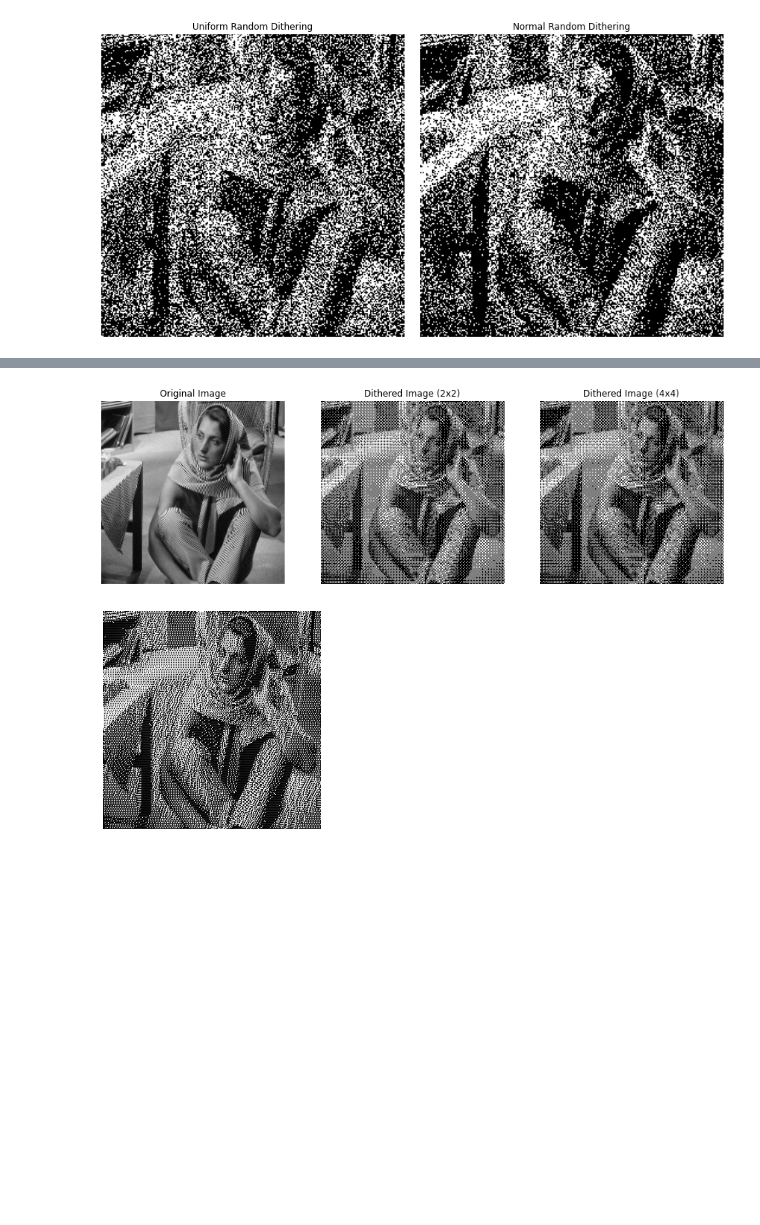
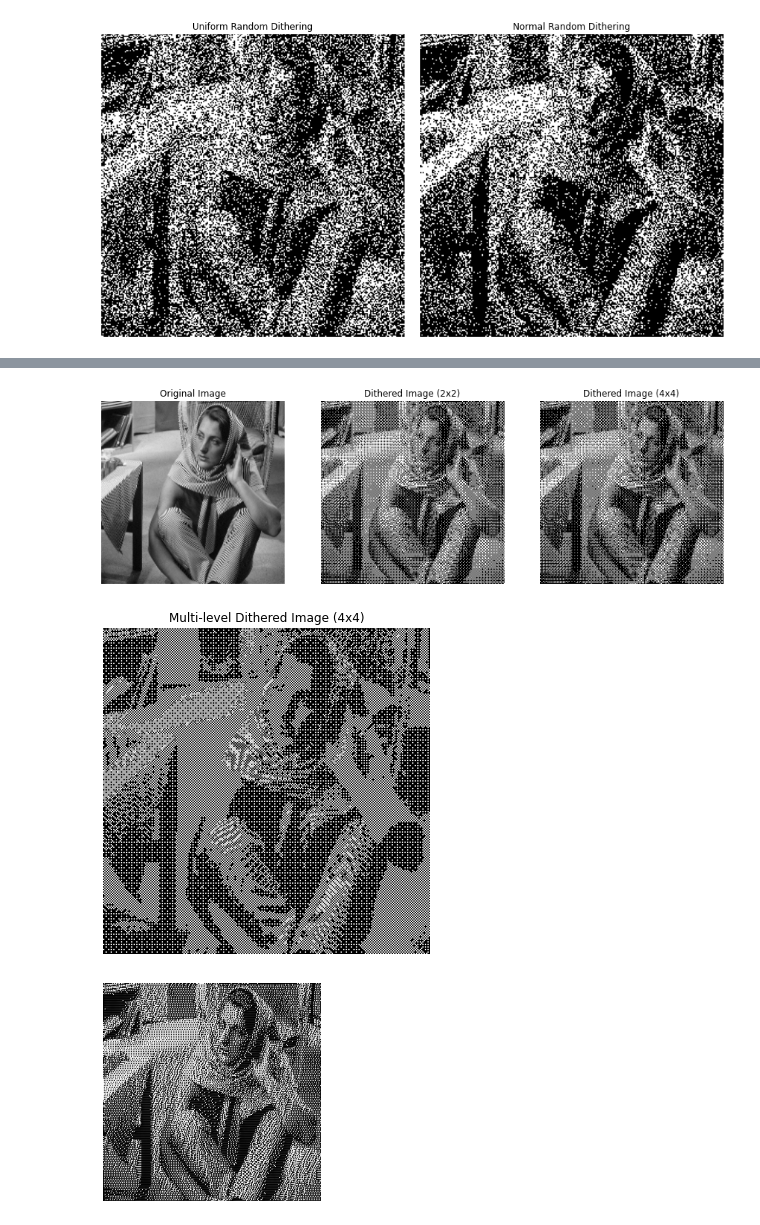
Before and after one commit to akhmedjanov3429/Image-Data-Science, a Jupyter notebook: Assignment 2/Problem 1.ipynb, the cells around one changed output, grey strips where cells are left out. Cells and saved outputs as stored; diff of their text form; code cells hidden in the pictures; blank space fills up the shorter version.

```diff
--- a/Assignment 2/Problem 1.ipynb
+++ b/Assignment 2/Problem 1.ipynb
@@ -351,33 +553,64 @@ def dither_image(image, threshold_matrix):
     return np.where(image > tiled_matrix, 255, 0)
 
 # Load the Barbara image
 barbara_image = load_raw_image('./Project2_Images/barbara.raw')
 
 # Create the 2x2 and 4x4 Bayer matrices
 bayer_2x2 = bayer_matrix(2)
 bayer_4x4 = bayer_matrix(4)
 
 # Dither the Barbara image using the 2x2 and 4x4 Bayer matrices
 dithered_barbara_2x2 = dither_image(barbara_image, bayer_2x2)
 dithered_barbara_4x4 = dither_image(barbara_image, bayer_4x4)
 
 # Plot the images
 fig, axes = plt.subplots(1, 3, figsize=(15, 5))
 axes[0].imshow(barbara_image, cmap='gray')
 axes[0].set_title('Original Image')
 axes[0].axis('off')
 
 axes[1].imshow(dithered_barbara_2x2, cmap='gray')
 axes[1].set_title('Dithered Image (2x2)')
 axes[1].axis('off')
 
 axes[2].imshow(dithered_barbara_4x4, cmap='gray')
 axes[2].set_title('Dithered Image (4x4)')
 axes[2].axis('off')
 
 plt.show()
+
+def multi_level_dither_image(image, threshold_matrix, levels=4):
+    N = threshold_matrix.shape[0]
+    max_val = 255
+    step = max_val // (levels - 1)
+
+    # Normalize and scale the threshold matrix to match the intensity levels
+    threshold_matrix = np.round(threshold_matrix / (N * N) * (levels - 1)) * step
+    tiled_matrix = np.tile(threshold_matrix, (image.shape[0] // N, image.shape[1] // N))
+
+    # Apply dithering to map image to nearest intensity levels
+    dithered_image = np.zeros_like(image)
+    for i in range(levels):
+        lower_bound = i * step
+        upper_bound = (i + 1) * step
+        dithered_image = (dithered_image +
+                          np.where((image > tiled_matrix) & (image <= upper_bound),
+                                   i * step, 0).astype(np.uint8))
+
+    return dithered_image
+
+# Apply the multi-level dithering to the Barbara image using a 4x4 Bayer matrix
+multi_level_dithered_barbara = multi_level_dither_image(barbara_image, bayer_4x4, levels=4)
+
+# Plot the multi-level dithered image
+fig, ax = plt.subplots(figsize=(6, 6))
+ax.imshow(multi_level_dithered_barbara, cmap='gray')
+ax.set_title('Multi-level Dithered Image (4x4)')
+ax.axis('off')
+plt.show()
 # %% [output]
 [figure]
+[figure, added]
 # %%
 #(d) Implement Floyd-Steinberg's error diffusion with serpentine scanning
 import numpy as np
```
Also changed, not shown: parts of 12 cells of this notebook, 48 other files.
